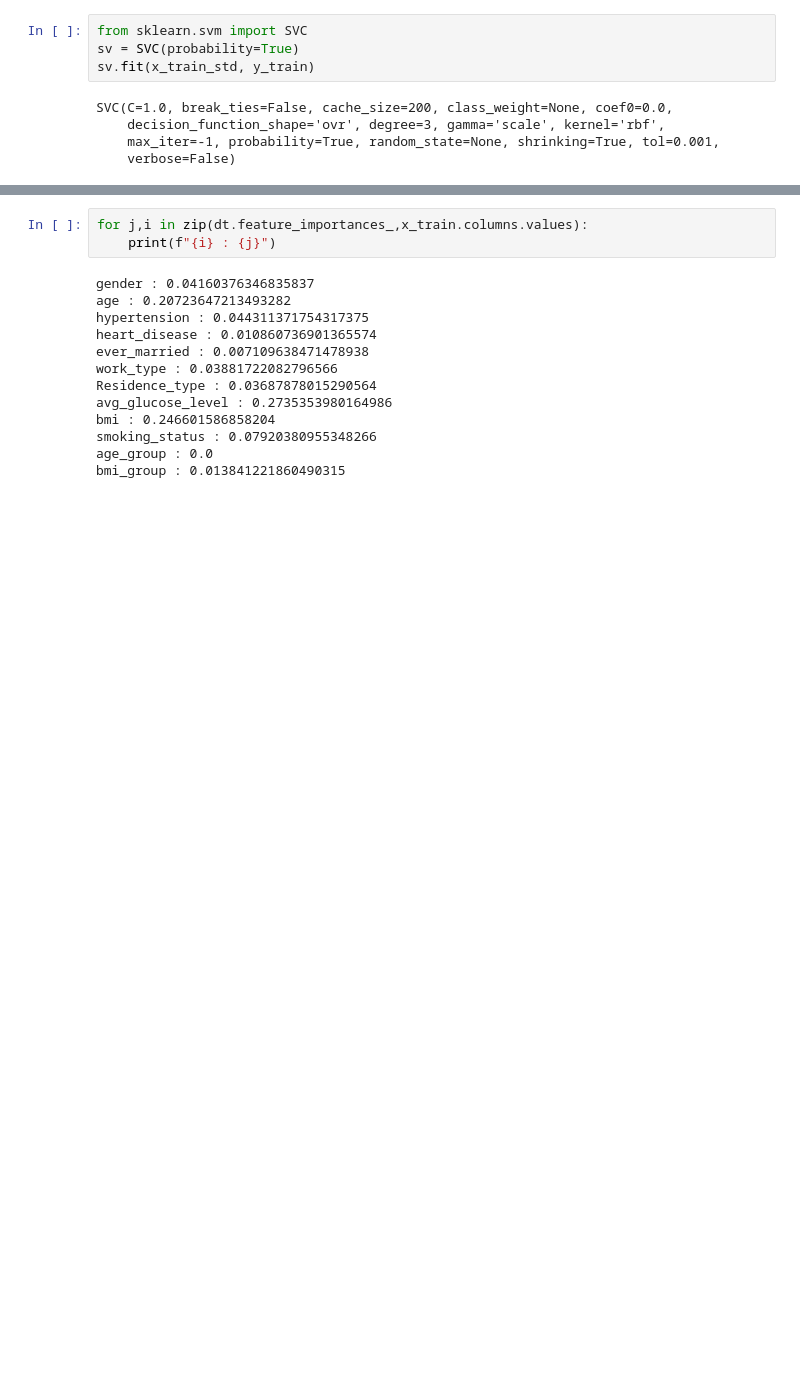
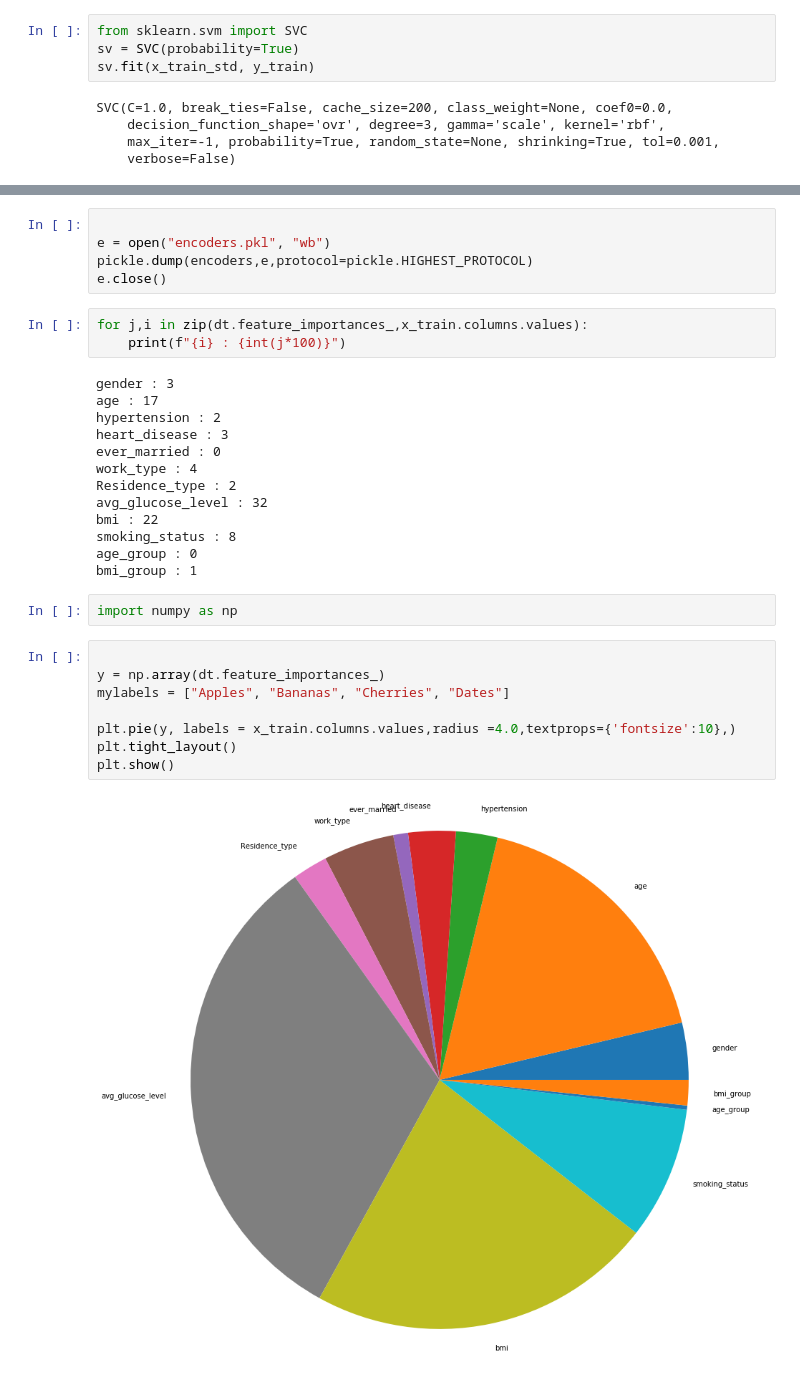
Before and after one commit to Kabilan21/stroke-prediction, a Jupyter notebook: prediction/book.ipynb, the cells around one changed output, grey strips where cells are left out. Saved outputs shown, nothing was run; the diff lists cells and outputs as text; blank space fills up the shorter version.

```diff
--- a/prediction/book.ipynb
+++ b/prediction/book.ipynb
@@ -134,16 +143,33 @@ print(x_train.columns.values)
+# %%
+
+e = open("encoders.pkl", "wb")
+pickle.dump(encoders,e,protocol=pickle.HIGHEST_PROTOCOL)
+e.close()
 # %%
 for j,i in zip(dt.feature_importances_,x_train.columns.values):
-    print(f"{i} : {j}")
+    print(f"{i} : {int(j*100)}")
 # %% [output]
-gender : 0.04160376346835837
-age : 0.20723647213493282
-hypertension : 0.044311371754317375
-heart_disease : 0.010860736901365574
-ever_married : 0.007109638471478938
-work_type : 0.03881722082796566
-Residence_type : 0.03687878015290564
-avg_glucose_level : 0.2735353980164986
-bmi : 0.246601586858204
-smoking_status : 0.07920380955348266
-age_group : 0.0
-bmi_group : 0.013841221860490315
+gender : 3
+age : 17
+hypertension : 2
+heart_disease : 3
+ever_married : 0
+work_type : 4
+Residence_type : 2
+avg_glucose_level : 32
+bmi : 22
+smoking_status : 8
+age_group : 0
+bmi_group : 1
+# %%
+import numpy as np
+# %%
+
+y = np.array(dt.feature_importances_)
+mylabels = ["Apples", "Bananas", "Cherries", "Dates"]
+
+plt.pie(y, labels = x_train.columns.values,radius =4.0,textprops={'fontsize':10},)
+plt.tight_layout()
+plt.show()
+# %% [output]
+[figure, added]
```
Also changed, not shown: parts of 8 cells of this notebook, 53 other files.
